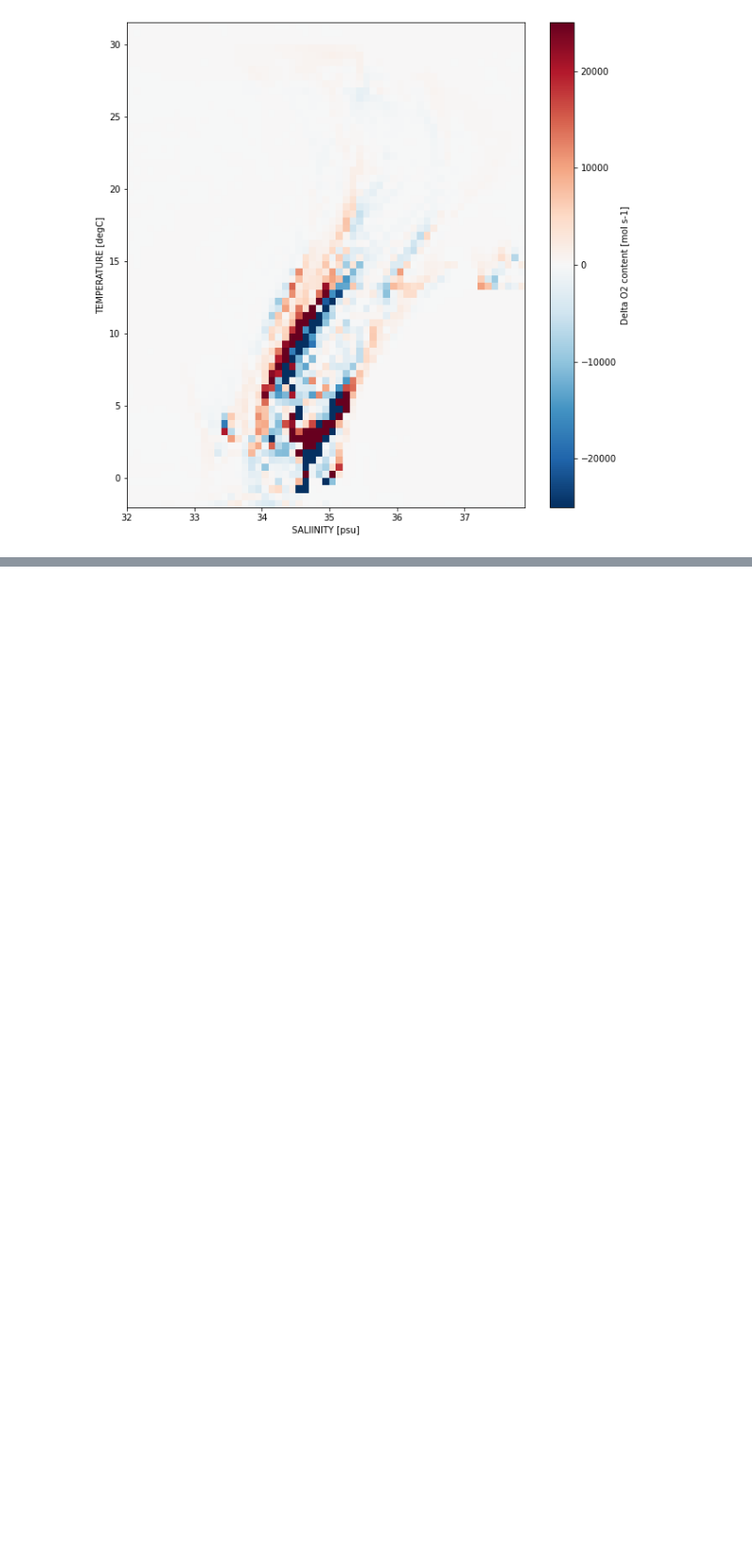
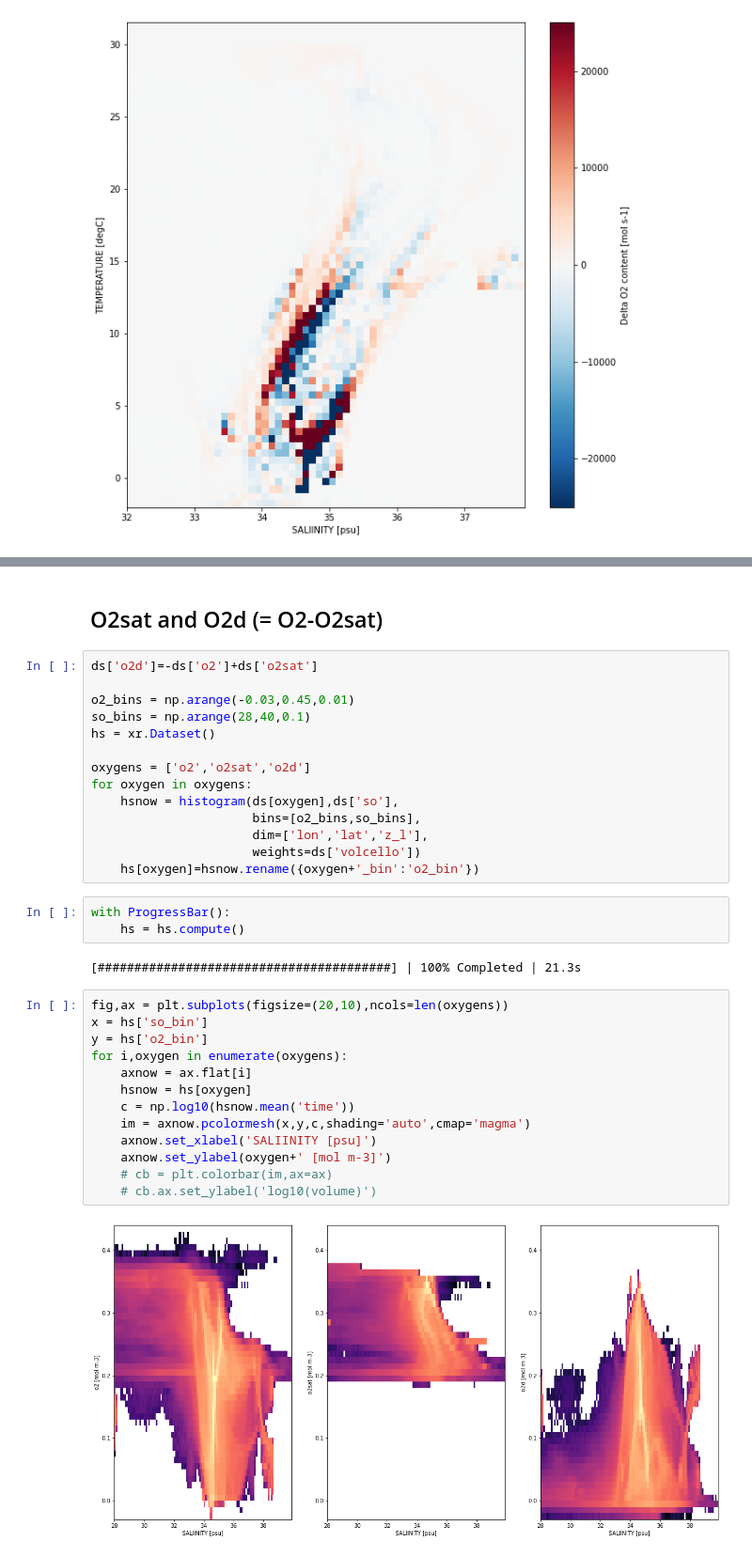
Before and after one commit to gmacgilchrist/oxygen, a Jupyter notebook: notebooks/dev_o2-in-TS.ipynb, the cells around one changed output, grey strips where cells are left out. Shown at 94% size. Cells and saved outputs as stored; diff of their text form; blank space fills up the shorter version.

```diff
--- a/notebooks/dev_o2-in-TS.ipynb
+++ b/notebooks/dev_o2-in-TS.ipynb
@@ -103,0 +157,36 @@ array(144, dtype='timedelta64[ns]')
+# %% [markdown]
+## O2sat and O2d (= O2-O2sat)
+# %%
+ds['o2d']=-ds['o2']+ds['o2sat']
+
+o2_bins = np.arange(-0.03,0.45,0.01)
+so_bins = np.arange(28,40,0.1)
+hs = xr.Dataset()
+
+oxygens = ['o2','o2sat','o2d']
+for oxygen in oxygens:
+    hsnow = histogram(ds[oxygen],ds['so'],
+                      bins=[o2_bins,so_bins],
+                      dim=['lon','lat','z_l'],
+                      weights=ds['volcello'])
+    hs[oxygen]=hsnow.rename({oxygen+'_bin':'o2_bin'})
+# %%
+with ProgressBar():
+    hs = hs.compute()
+# %% [output]
+[########################################] | 100% Completed | 21.3s
+# %%
+fig,ax = plt.subplots(figsize=(20,10),ncols=len(oxygens))
+x = hs['so_bin']
+y = hs['o2_bin']
+for i,oxygen in enumerate(oxygens):
+    axnow = ax.flat[i]
+    hsnow = hs[oxygen]
+    c = np.log10(hsnow.mean('time'))
+    im = axnow.pcolormesh(x,y,c,shading='auto',cmap='magma')
+    axnow.set_xlabel('SALIINITY [psu]')
+    axnow.set_ylabel(oxygen+' [mol m-3]')
+    # cb = plt.colorbar(im,ax=ax)
+    # cb.ax.set_ylabel('log10(volume)')
+# %% [output]
+[figure, added]
```
Also changed, not shown: parts of 15 cells of this notebook.
